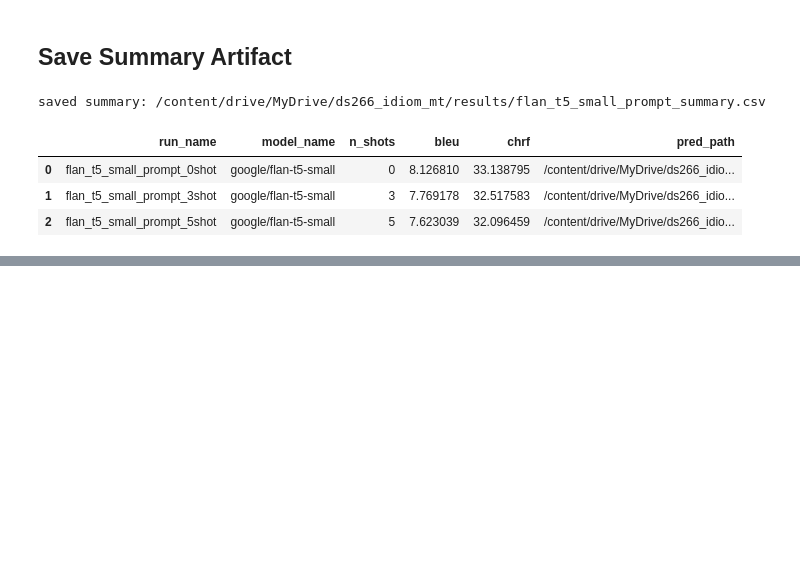
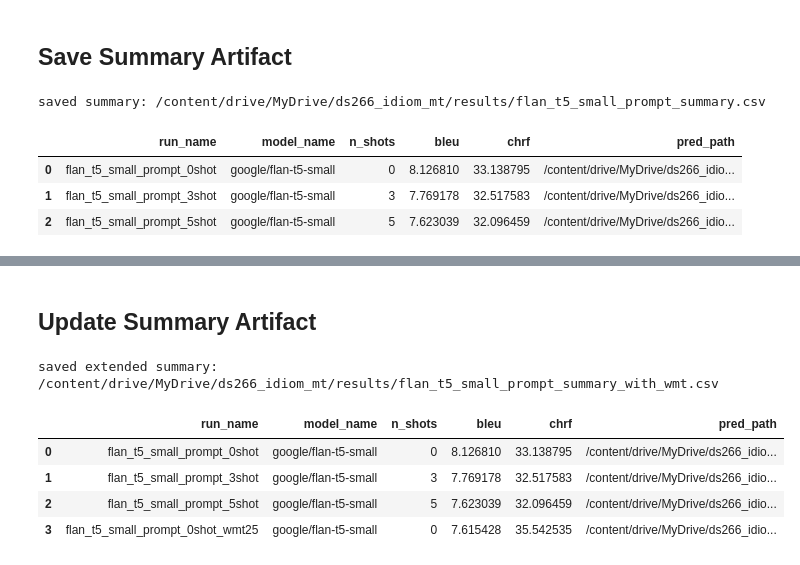
Before and after one commit to auntiepersilla/Idiom_Aware_MT_Finetuning_EN-DE, a Jupyter notebook: notebooks/06_experiment_idiom_aware_MT_fewshot_prompting_flant5.ipynb, the cells around one changed output, grey strips where cells are left out. Saved outputs shown, nothing was run; the diff lists cells and outputs as text; code cells hidden in the pictures; blank space fills up the shorter version.

Commit message:
added wmt to the FLAN experimentation

```diff
--- a/notebooks/06_experiment_idiom_aware_MT_fewshot_prompting_flant5.ipynb
+++ b/notebooks/06_experiment_idiom_aware_MT_fewshot_prompting_flant5.ipynb
@@ -110,0 +163,18 @@ print({k: len(v) for k, v in idiom_ds.items()})
+# %%
+def load_wmt14(ft_train_n=20000, ft_dev_n=2000, seed=42):
+    wmt = load_dataset("wmt14", "de-en")  # contains train / validation / test
+
+    def to_en_de(ex):
+        tr = ex["translation"]
+        return {"src": tr["en"], "tgt": tr["de"]}
+
+    train = wmt["train"].map(to_en_de, remove_columns=wmt["train"].column_names)
+    test = wmt["test"].map(to_en_de, remove_columns=wmt["test"].column_names)
+
+    shuf = train.shuffle(seed=seed)
+    ft_train = shuf.select(range(min(ft_train_n, len(shuf))))
+    ft_dev = shuf.select(range(min(ft_train_n, len(shuf)), min(ft_train_n + ft_dev_n, len(shuf))))
+    return DatasetDict({"ft_train": ft_train, "ft_dev": ft_dev, "wmt_test": test})
+
+general_ds = load_wmt14(seed=SEED)
+print({k: len(v) for k, v in general_ds.items()})
@@ -468,0 +622,31 @@ saved summary: /content/drive/MyDrive/ds266_idiom_mt/results/flan_t5_small_promp
+# %% [markdown]
+## Update Summary Artifact
+# %%
+summary_plus_wmt = summary_df.copy()
+summary_plus_wmt = pd.concat(
+    [
+        summary_plus_wmt,
+        pd.DataFrame([{
+            "run_name": WMT_RUN_PREFIX,
+            "model_name": MODEL_NAME,
+            "n_shots": 0,
+            "bleu": wmt_metrics["bleu"],
+            "chrf": wmt_metrics["chrf"],
+            "pred_path": wmt_pred_path,
+        }])
+    ],
+    ignore_index=True,
+)
+
+summary_plus_wmt_path = os.path.join(PROMPT_RESULTS_DIR, f"{RUN_PREFIX}_summary_with_wmt.csv")
+summary_plus_wmt.to_csv(summary_plus_wmt_path, index=False)
+
+print("saved extended summary:", summary_plus_wmt_path)
+summary_plus_wmt
+# %% [output]
+saved extended summary: /content/drive/MyDrive/ds266_idiom_mt/results/flan_t5_small_prompt_summary_with_wmt.csv
+|  | run_name | model_name | n_shots | bleu | chrf | pred_path |
+| 0 | flan_t5_small_prompt_0shot | google/flan-t5-small | 0 | 8.126810 | 33.138795 | /content/drive/MyDrive/ds266_idio... |
+| 1 | flan_t5_small_prompt_3shot | google/flan-t5-small | 3 | 7.769178 | 32.517583 | /content/drive/MyDrive/ds266_idio... |
+| 2 | flan_t5_small_prompt_5shot | google/flan-t5-small | 5 | 7.623039 | 32.096459 | /content/drive/MyDrive/ds266_idio... |
+| 3 | flan_t5_small_prompt_0shot_wmt25 | google/flan-t5-small | 0 | 7.615428 | 35.542535 | /content/drive/MyDrive/ds266_idio... |
```
Also changed, not shown: parts of 19 cells of this notebook.
